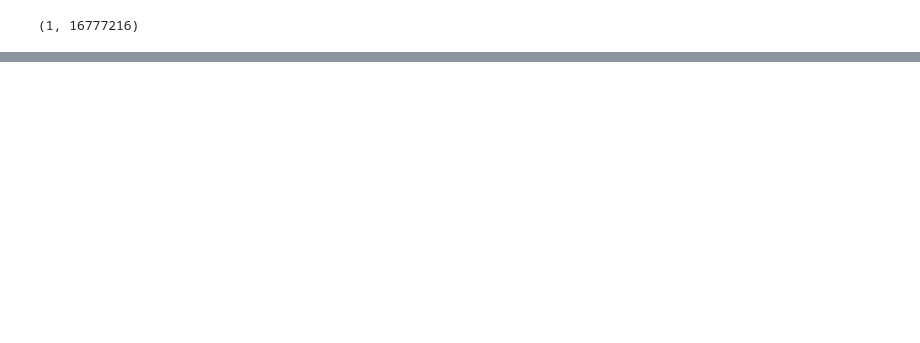
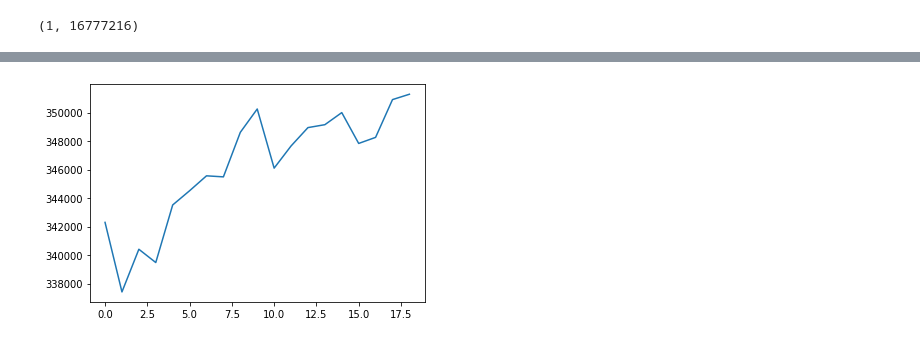
Before and after one commit to CrickmoreRoguljaLabs/Flympy, a Jupyter notebook: Untitled.ipynb, the cells around one changed output, grey strips where cells are left out. Saved outputs shown, nothing was run; the diff lists cells and outputs as text; code cells hidden in the pictures; blank space fills up the shorter version.

```diff
--- a/Untitled.ipynb
+++ b/Untitled.ipynb
@@ -96,95 +80,3 @@ plt.semilogy(
 # %%
-
-import numpy as np
-from scipy import special
-
-def chi_sq_exp(photon_arrivals : np.ndarray, param_tuple : tuple, cut_negatives : bool = True)->float:
-    """
-    Returns the chi-squared statistic
-    of a photon arrival data set, given
-    parameters in params
-
-    INPUTS
-    ----------
-    photon_arrival : np.ndarray
-
-        Histogrammed arrival time of each photon. Element n is the count of photons arriving in histogram bin n.
-
-    param_tuple : tuple
-
-        A tuple consistent with the FLIMParams property "param_tuple"
-
-    RETURN VALUES
-    ----------
-    Chi-squared : float
-
-        Chi-squared statistic of the histogram data under the model of the FLIMParams object
-    """
-    arrival_p = np.zeros(photon_arrivals.shape) # default, will be overwritten
-
-    t_o = param_tuple[-2]
-    tau_g = param_tuple[1]
-
-    #iterate through components, adding up likelihood values
-    n_exps = len(param_tuple-2)//2
-    for exp_idx in range(n_exps):
-        arrival_p += param_tuple[2*exp_idx+1] * monoexponential_prob(
-            np.arange(arrival_p.shape[0])-t_o, # x_range
-            param_tuple[2*exp_idx], #tau
-            tau_g,
-            cut_negatives=cut_negatives
-        )
-
-    total_photons = np.sum(photon_arrivals)
-
-    chi_sq = ((photon_arrivals - total_photons*arrival_p)**2)/arrival_p
-
-    chi_sq[np.isinf(chi_sq)]=0
-
-    return np.nansum(chi_sq)
-
-def monoexponential_prob(x_range : np.ndarray, tau : float, tau_g : float, cut_negatives : bool = True)->float:
-    """
-
-    Takes in parameters of an exponential distribution
-    convolved with a Gaussian, and outputs the probability
-    of each element of x_range.
-
-    Presumes the temporal offset has been subtracted out already!
-    TODO: Switch from pointwise estimate to bin-size integral
-
-
-    INPUTS
-    ----------
-
-    x_range : np.ndarray
-
-        The range of values to compute the probability of.
-
-    tau : float
-
-        The decay parameter of the exponential (IN UNITS OF BINS OF THE ARRAY)
-
-    tau_g : float
-
-        Width of the Gaussian with which the exponential
-        distribution has been convolved (IN UNITS OF BINS OF THE ARRAY)
-
-
-    RETURN VALUES
-    ----------
-
-    p : np.ndarray
-
-        Probability of each corresponding element of x_range
-    """
-    gauss_coeff = (1/(2*tau)) * np.exp((tau_g**2)/(2*(tau**2)))
-    normalization = special.erfc( -(tau * x_range - tau_g**2)/ (np.sqrt(2)*tau_g*tau) )
-    exp_dist = np.exp(-x_range/tau)
-
-    if cut_negatives:
-        p_out = gauss_coeff * normalization * exp_dist * (x_range > 0) # for above tau_o
-    else:
-        p_out = gauss_coeff * normalization * exp_dist
-
-    return p_out
+plt.plot(np.sum(fr.get_intensity(),axis=(1,2,3,4)))
+# %% [output]
@@ -190,0 +84 @@ def monoexponential_prob(x_range : np.ndarray, tau : float, tau_g : float, cut_n
+[figure, added]
```
Also changed, not shown: parts of 9 cells of this notebook, 5 other files.
